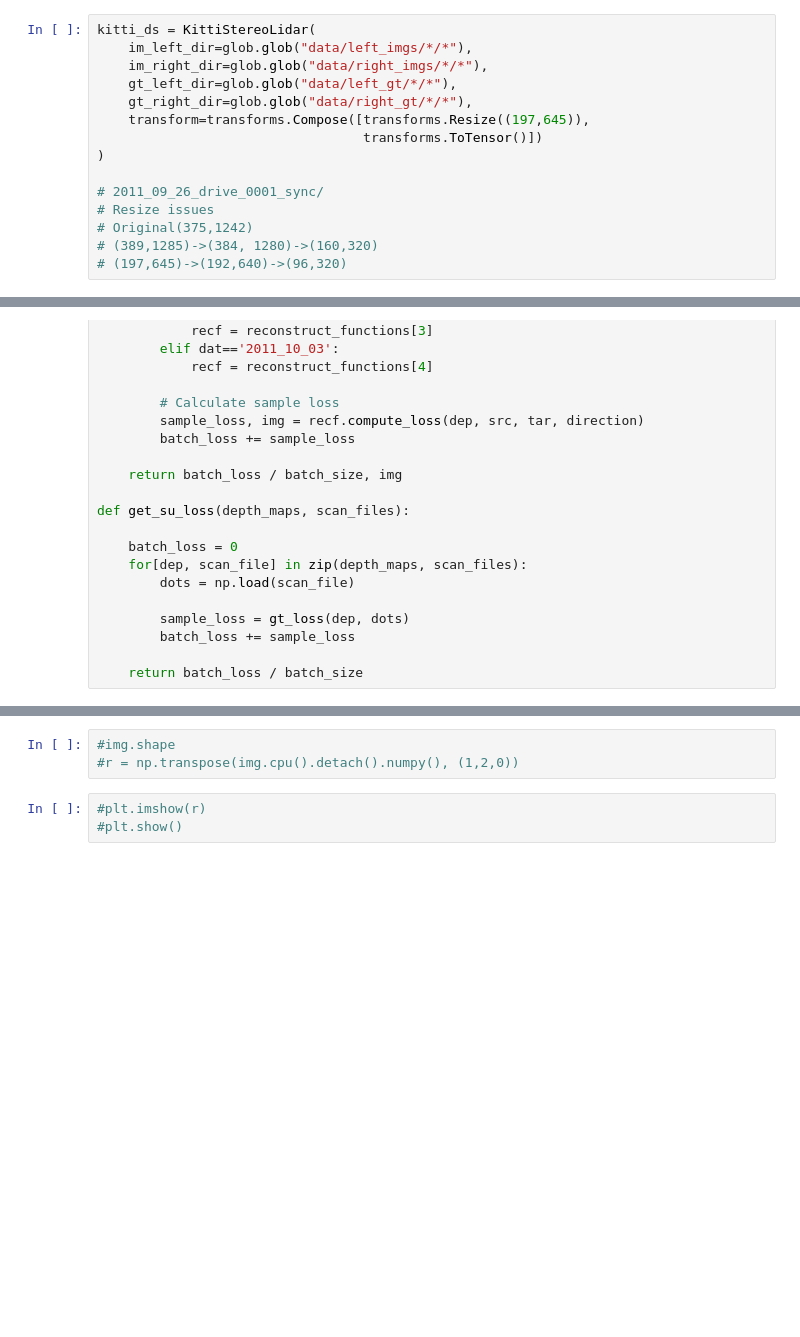
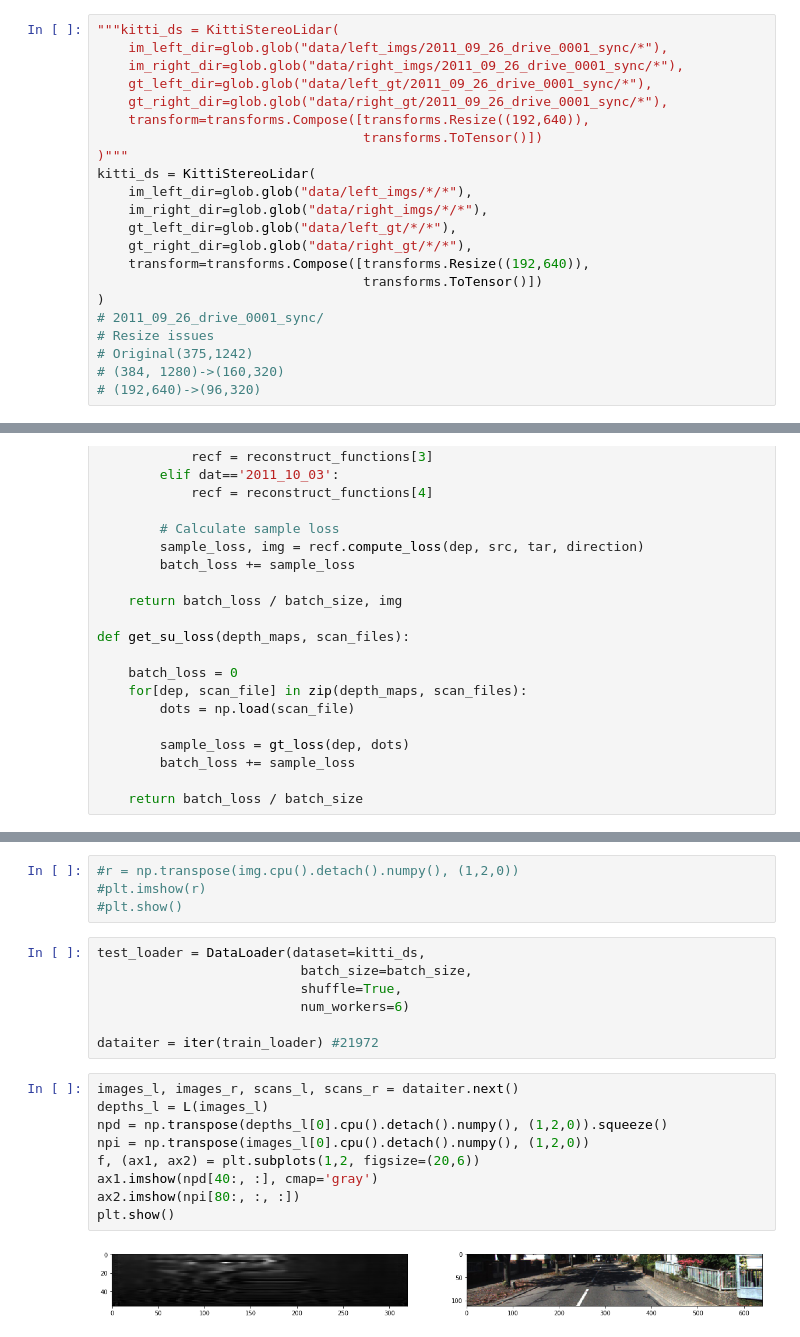
Before and after one commit to wildcat5566/mergedepth, a Jupyter notebook: sandbox.ipynb, the cells around one changed output, grey strips where cells are left out. Cells and saved outputs as stored; diff of their text form; blank space fills up the shorter version.

```diff
--- a/sandbox.ipynb
+++ b/sandbox.ipynb
@@ -15,20 +15,27 @@ from src.loss import *
 from src.model import *
 from src.dataset import *
 # %%
+"""kitti_ds = KittiStereoLidar(
+    im_left_dir=glob.glob("data/left_imgs/2011_09_26_drive_0001_sync/*"),
+    im_right_dir=glob.glob("data/right_imgs/2011_09_26_drive_0001_sync/*"),
+    gt_left_dir=glob.glob("data/left_gt/2011_09_26_drive_0001_sync/*"),
+    gt_right_dir=glob.glob("data/right_gt/2011_09_26_drive_0001_sync/*"),
+    transform=transforms.Compose([transforms.Resize((192,640)),
+                                  transforms.ToTensor()])
+)"""
 kitti_ds = KittiStereoLidar(
     im_left_dir=glob.glob("data/left_imgs/*/*"),
     im_right_dir=glob.glob("data/right_imgs/*/*"),
     gt_left_dir=glob.glob("data/left_gt/*/*"),
     gt_right_dir=glob.glob("data/right_gt/*/*"),
-    transform=transforms.Compose([transforms.Resize((197,645)),
+    transform=transforms.Compose([transforms.Resize((192,640)),
                                   transforms.ToTensor()])
 )
-
 # 2011_09_26_drive_0001_sync/
 # Resize issues
 # Original(375,1242)
-# (389,1285)->(384, 1280)->(160,320)
-# (197,645)->(192,640)->(96,320)
+# (384, 1280)->(160,320)
+# (192,640)->(96,320)
 # %%
 print(len(kitti_ds))
 batch_size = 4
@@ -159,6 +178,22 @@ Epoch: 1        Step Loss: 0.046527      Su/Unsu: (tensor(1.00000e-02 *
 # %%
-#img.shape
 #r = np.transpose(img.cpu().detach().numpy(), (1,2,0))
+#plt.imshow(r)
+#plt.show()
-# %%
-#plt.imshow(r)
-#plt.show()
+# %%
+test_loader = DataLoader(dataset=kitti_ds,
+                          batch_size=batch_size,
+                          shuffle=True,
+                          num_workers=6)
+
+dataiter = iter(train_loader) #21972
+# %%
+images_l, images_r, scans_l, scans_r = dataiter.next()
+depths_l = L(images_l)
+npd = np.transpose(depths_l[0].cpu().detach().numpy(), (1,2,0)).squeeze()
+npi = np.transpose(images_l[0].cpu().detach().numpy(), (1,2,0))
+f, (ax1, ax2) = plt.subplots(1,2, figsize=(20,6))
+ax1.imshow(npd[40:, :], cmap='gray')
+ax2.imshow(npi[80:, :, :])
+plt.show()
+# %% [output]
+[figure, added]
```
Also changed, not shown: parts of 3 cells of this notebook, 9 other files.
